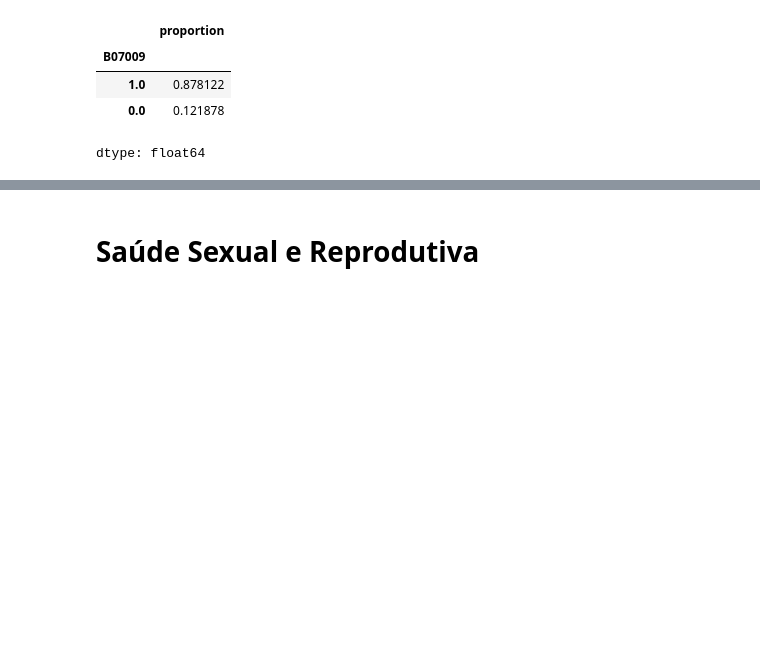
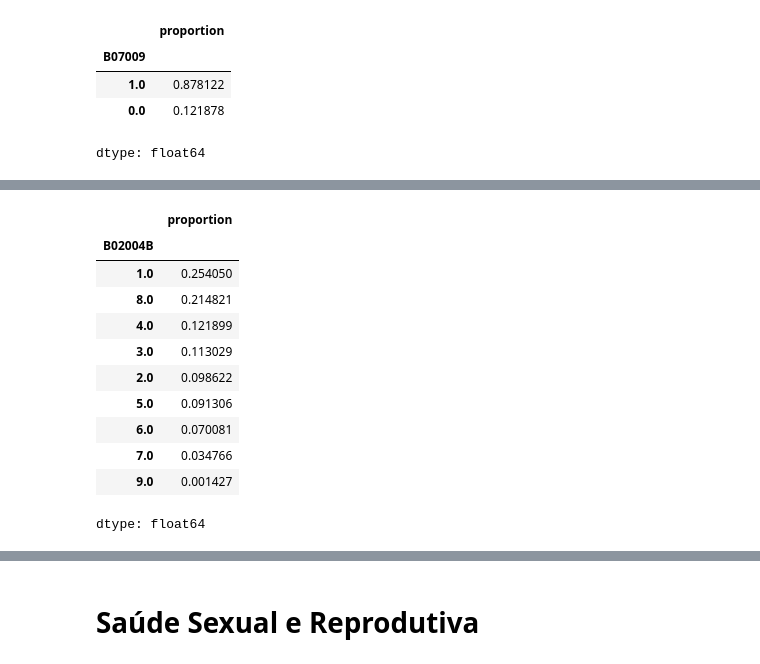
Before and after one commit to GustavoEmanuel901/lainfs-pense-repository, a Jupyter notebook: Dados_Pense_2026.ipynb, the cells around one changed output, grey strips where cells are left out. Saved outputs shown, nothing was run; the diff lists cells and outputs as text; code cells hidden in the pictures; blank space fills up the shorter version.

```diff
--- a/Dados_Pense_2026.ipynb
+++ b/Dados_Pense_2026.ipynb
@@ -2175,0 +2605,15 @@ dtype: float64
+# %%
+df['B02004B'].value_counts(normalize=True)
+# %% [output]
+|  | proportion |
+| B02004B |  |
+| 1.0 | 0.254050 |
+| 8.0 | 0.214821 |
+| 4.0 | 0.121899 |
+| 3.0 | 0.113029 |
+| 2.0 | 0.098622 |
+| 5.0 | 0.091306 |
+| 6.0 | 0.070081 |
+| 7.0 | 0.034766 |
+| 9.0 | 0.001427 |
+dtype: float64
```
Also changed, not shown: parts of 78 cells of this notebook.
